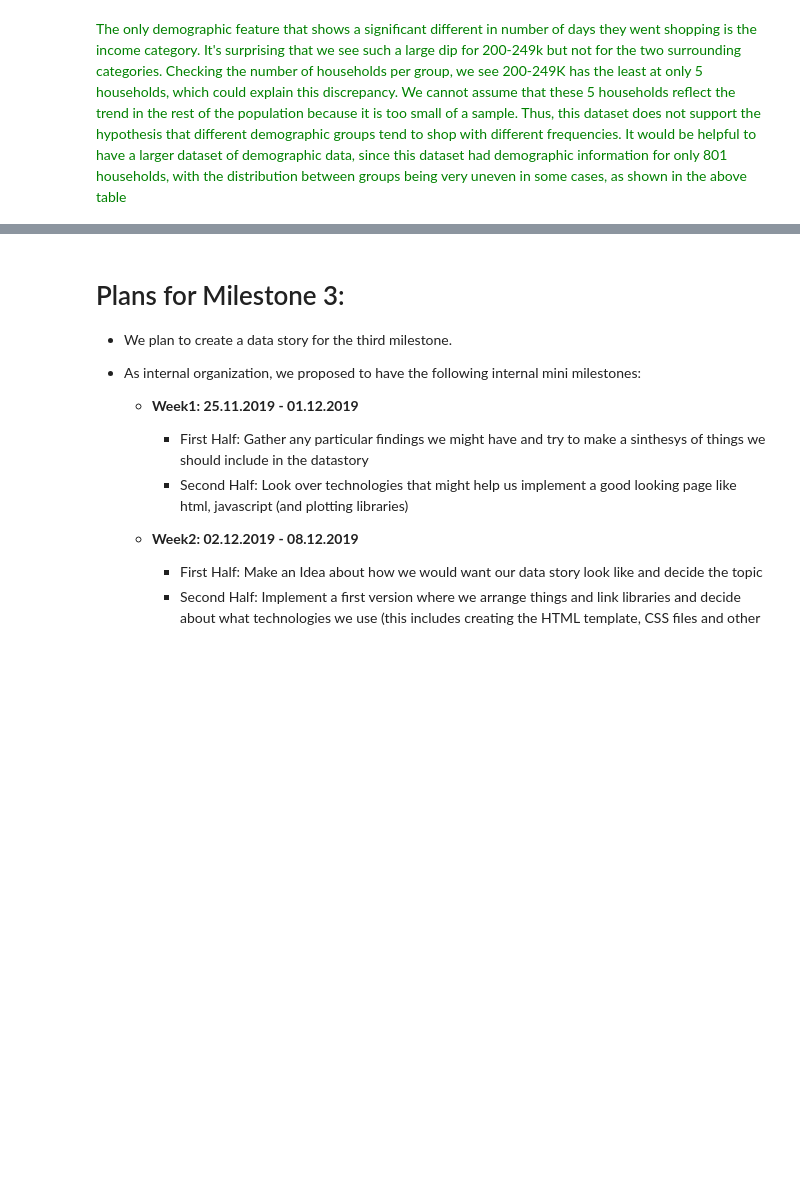
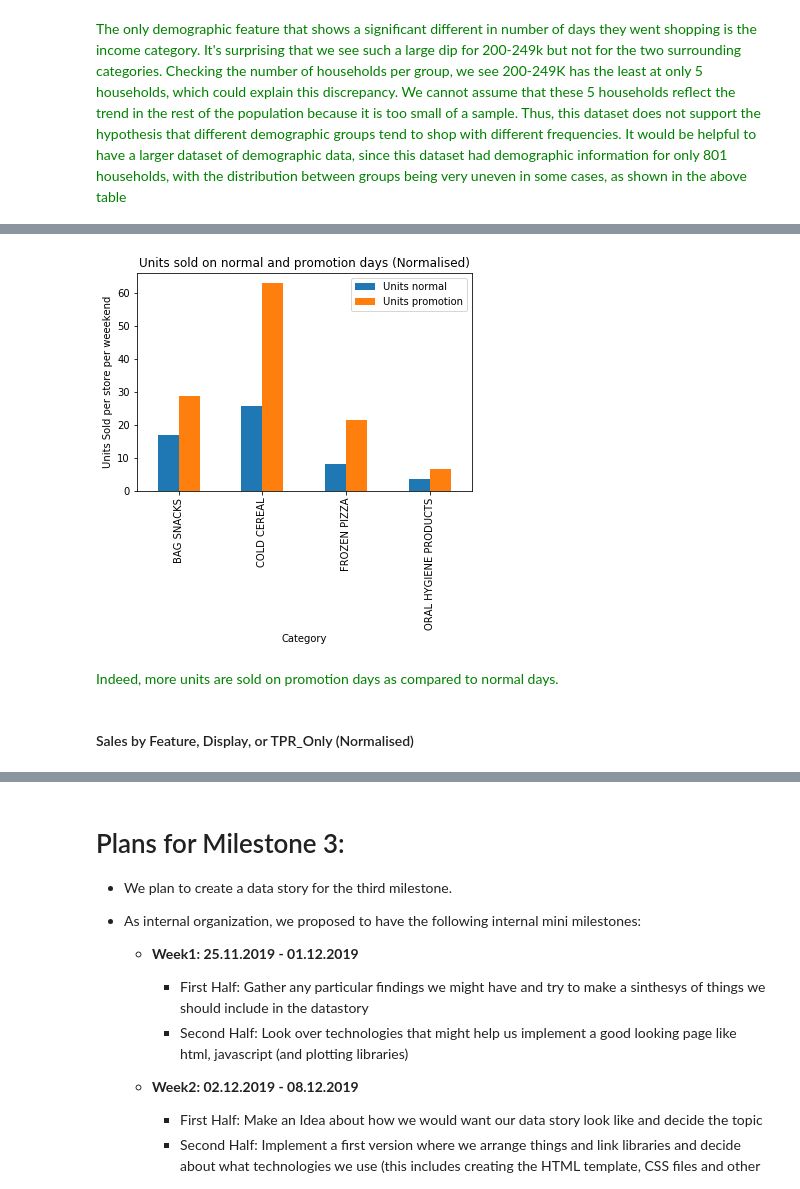
Before and after one commit to Lucianod28/Ada-project, a Jupyter notebook: Milestone2.ipynb, the cells around one changed output, grey strips where cells are left out. Cells and saved outputs as stored; diff of their text form; code cells hidden in the pictures; blank space fills up the shorter version.

```diff
--- a/Milestone2.ipynb
+++ b/Milestone2.ipynb
@@ -977,0 +1125,16 @@ The only demographic feature that shows a significant different in number of day
+# %%
+Ndays_normal = transactions[transactions.Discount==0]\
+                     .groupby(['WEEK_END_DATE','UPC'])\
+                     .STORE_NUM.size().reset_index()\
+                     .groupby('UPC').STORE_NUM.sum().reset_index()\
+                     .merge(products[['UPC','CATEGORY']], on='UPC', how='left')\
+                     .groupby('CATEGORY').STORE_NUM.sum().reset_index()\
+                     .rename(columns={'STORE_NUM':'NORM_UNITS_NORMAL'})
+
+Ndays_discount = transactions[transactions.Discount==1]\
+                     .groupby(['WEEK_END_DATE','UPC'])\
+                     .STORE_NUM.size().reset_index()\
+                     .groupby('UPC').STORE_NUM.sum().reset_index()\
+                     .merge(products[['UPC','CATEGORY']], on='UPC', how='left')\
+                     .groupby('CATEGORY').STORE_NUM.sum().reset_index()\
+                     .rename(columns={'STORE_NUM':'NORM_UNITS_DISC'})
@@ -977,0 +1149,14 @@ The only demographic feature that shows a significant different in number of day
+# %%
+#Normalised data sets
+
+Normalised_sale_normal = Total_sale_normal.copy(deep= True)
+Normalised_sale_normal.UNITS_NORMAL = Normalised_sale_normal.UNITS_NORMAL\
+                                      /Ndays_normal.NORM_UNITS_NORMAL
+
+Normalised_sale_discount = Total_sale_discount.copy(deep= True)
+Normalised_sale_discount.UNITS_DISC = Normalised_sale_discount.UNITS_DISC\
+                                      /Ndays_discount.NORM_UNITS_DISC
+# %%
+Normalised_sales_combined = Normalised_sale_normal\
+                 .merge(Normalised_sale_discount, on='CATEGORY', how='left')
+Normalised_sales_combined
@@ -977,0 +1169,14 @@ The only demographic feature that shows a significant different in number of day
+# %%
+_ = Normalised_sales_combined.plot(kind='bar', x='CATEGORY', y=['UNITS_NORMAL', 'UNITS_DISC'],\
+                        label=['Units normal', 'Units promotion'],\
+                                   title='Units sold on normal and promotion days (Normalised)')
+_ = plt.xlabel("Category")
+_ = plt.ylabel("Units Sold per store per weeekend")
+plt.show()
+# %% [output]
+[figure, added]
+# %% [markdown]
+<font color = "green">
+    Indeed, more units are sold on promotion days as compared to normal days.
+# %% [markdown]
+#### Sales by Feature, Display, or TPR_Only (Normalised)
```
Also changed, not shown: parts of 60 cells of this notebook.
